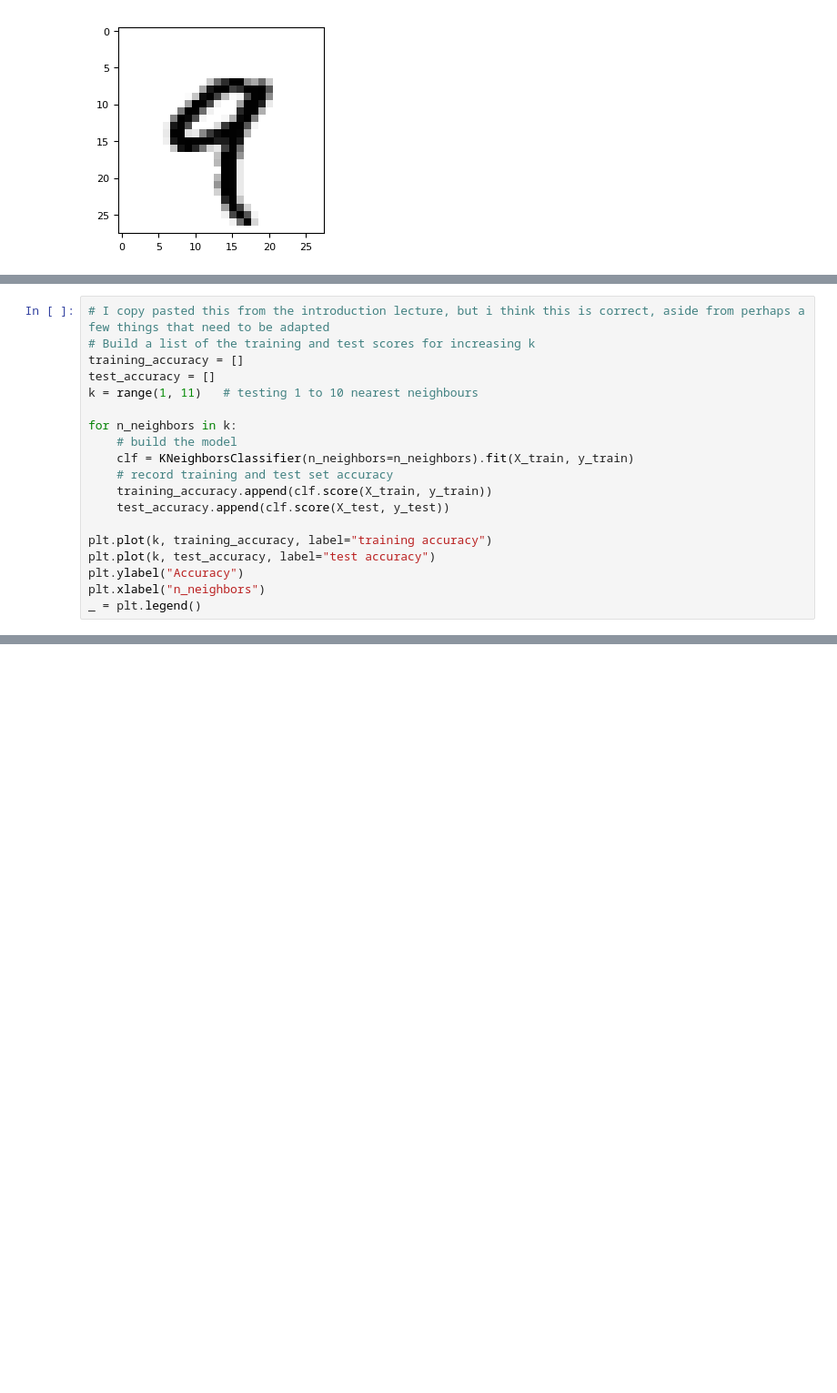
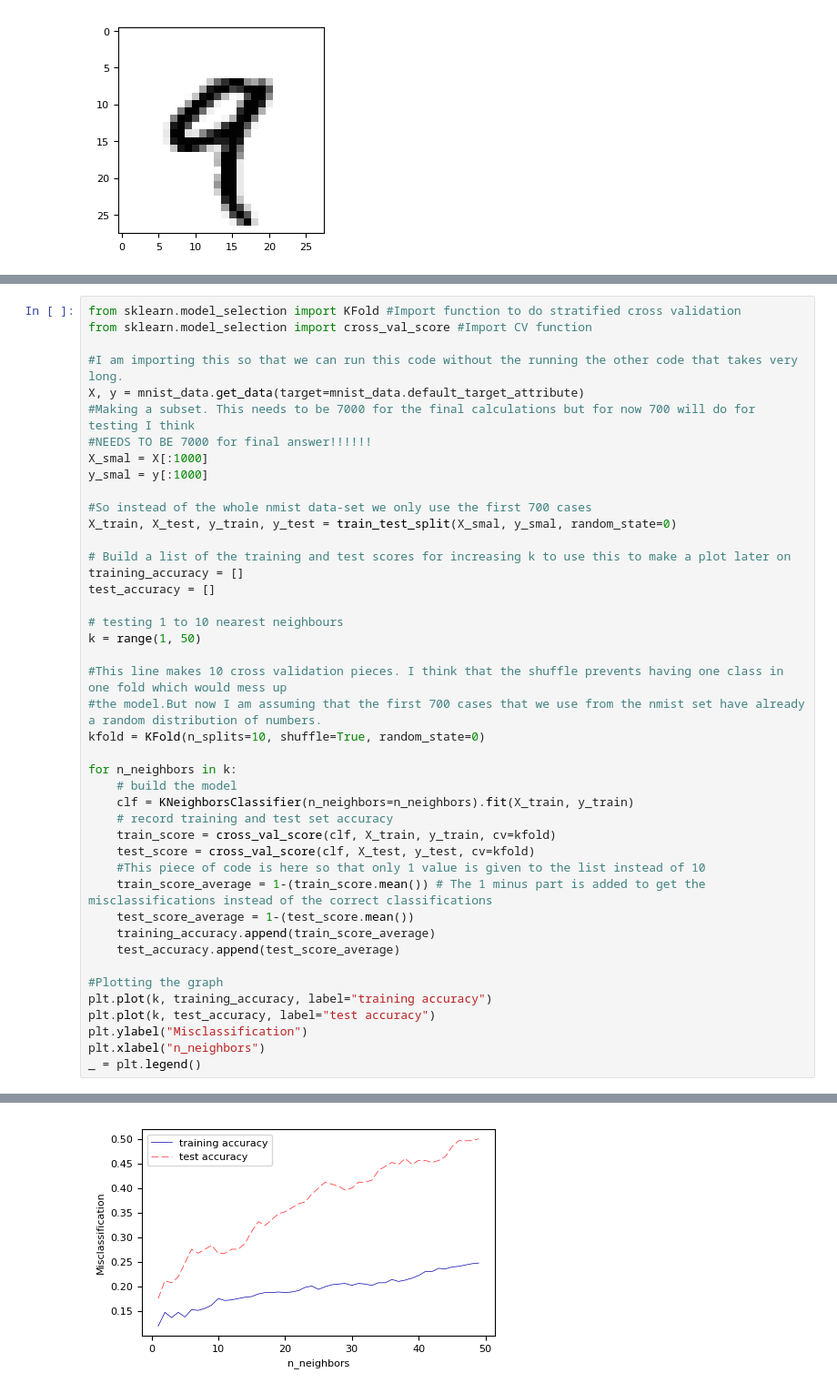
Before and after one commit to KoenvanLaar/Frank-and-Koen-Assignment-1, a Jupyter notebook: Assignment 1 Frank and Koen.ipynb, the cells around one changed output, grey strips where cells are left out. Shown: that part at 91% size. Cells and saved outputs as stored; diff of their text form; blank space fills up the shorter version.

```diff
--- a/Assignment 1 Frank and Koen.ipynb
+++ b/Assignment 1 Frank and Koen.ipynb
@@ -74,19 +77,0 @@ for i in range(5):  #Take a look at 5 misclassifications
-# %%
-# I copy pasted this from the introduction lecture, but i think this is correct, aside from perhaps a few things that need to be adapted
-# Build a list of the training and test scores for increasing k
-training_accuracy = []
-test_accuracy = []
-k = range(1, 11)   # testing 1 to 10 nearest neighbours
-
-for n_neighbors in k:
-    # build the model
-    clf = KNeighborsClassifier(n_neighbors=n_neighbors).fit(X_train, y_train)
-    # record training and test set accuracy
-    training_accuracy.append(clf.score(X_train, y_train))
-    test_accuracy.append(clf.score(X_test, y_test))
-
-plt.plot(k, training_accuracy, label="training accuracy")
-plt.plot(k, test_accuracy, label="test accuracy")
-plt.ylabel("Accuracy")
-plt.xlabel("n_neighbors")
-_ = plt.legend()
@@ -92,0 +81,44 @@ _ = plt.legend()
+# %%
+from sklearn.model_selection import KFold #Import function to do stratified cross validation
+from sklearn.model_selection import cross_val_score #Import CV function
+
+#I am importing this so that we can run this code without the running the other code that takes very long.
+X, y = mnist_data.get_data(target=mnist_data.default_target_attribute)
+#Making a subset. This needs to be 7000 for the final calculations but for now 700 will do for testing I think
+#NEEDS TO BE 7000 for final answer!!!!!!
+X_smal = X[:1000]
+y_smal = y[:1000]
+
+#So instead of the whole nmist data-set we only use the first 700 cases
+X_train, X_test, y_train, y_test = train_test_split(X_smal, y_smal, random_state=0)
+
+# Build a list of the training and test scores for increasing k to use this to make a plot later on
+training_accuracy = []
+test_accuracy = []
+
+# testing 1 to 10 nearest neighbours
+k = range(1, 50)
+
+#This line makes 10 cross validation pieces. I think that the shuffle prevents having one class in one fold which would mess up
+#the model.But now I am assuming that the first 700 cases that we use from the nmist set have already a random distribution of numbers.
+kfold = KFold(n_splits=10, shuffle=True, random_state=0)
+
+for n_neighbors in k:
+    # build the model
+    clf = KNeighborsClassifier(n_neighbors=n_neighbors).fit(X_train, y_train)
+    # record training and test set accuracy
+    train_score = cross_val_score(clf, X_train, y_train, cv=kfold)
+    test_score = cross_val_score(clf, X_test, y_test, cv=kfold)
+    #This piece of code is here so that only 1 value is given to the list instead of 10
+    train_score_average = 1-(train_score.mean()) # The 1 minus part is added to get the misclassifications instead of the correct classifications
+    test_score_average = 1-(test_score.mean())
+    training_accuracy.append(train_score_average)
+    test_accuracy.append(test_score_average)
+
+#Plotting the graph
+plt.plot(k, training_accuracy, label="training accuracy")
+plt.plot(k, test_accuracy, label="test accuracy")
+plt.ylabel("Misclassification")
+plt.xlabel("n_neighbors")
+_ = plt.legend()
+# %% [output]
@@ -92,0 +130 @@ _ = plt.legend()
+[figure, added]
```
Also changed, not shown: parts of 12 cells of this notebook.
